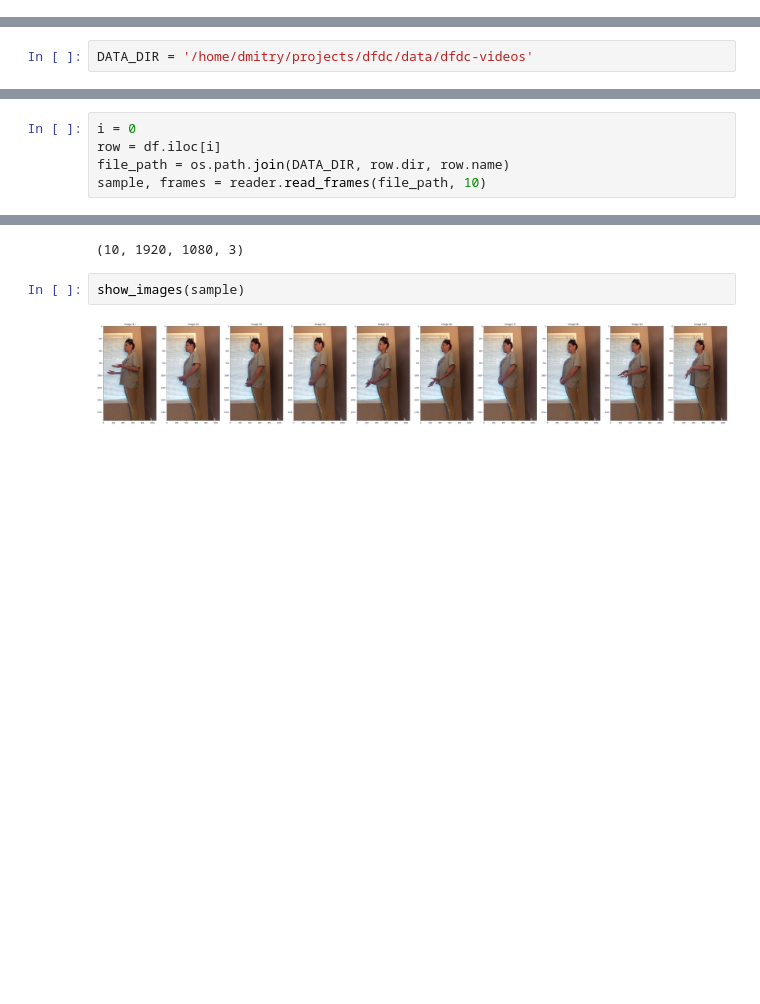
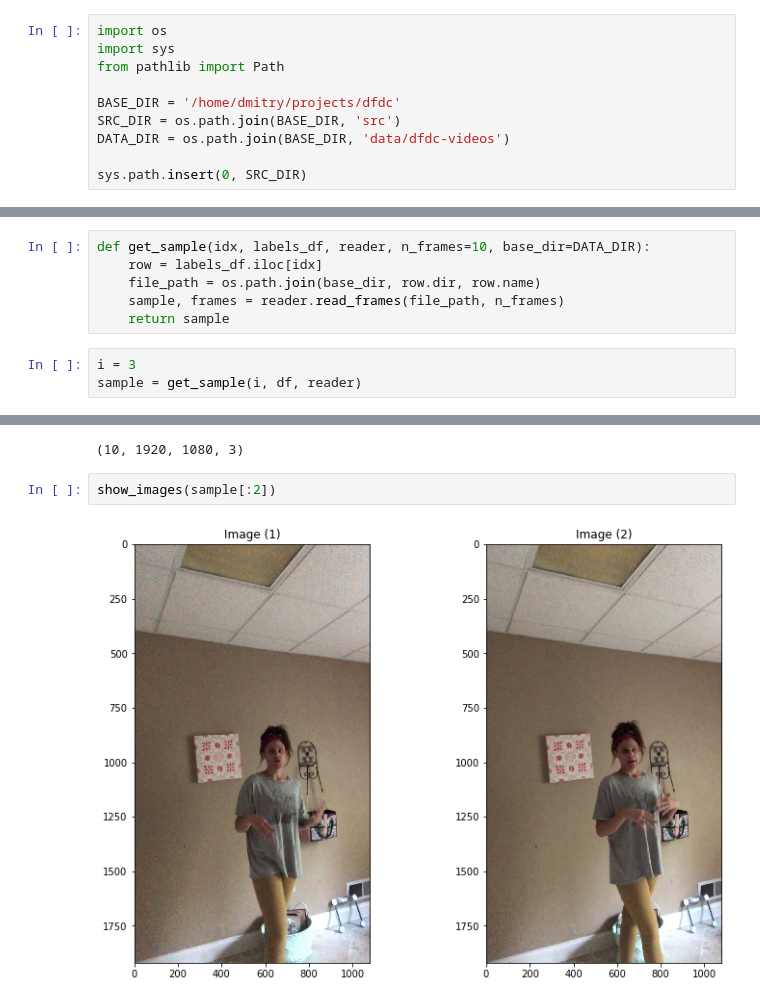
Before and after one commit to dmitry-vorobiev/kaggle-deepfake-detection-challenge, a Jupyter notebook: notebooks/sampe.ipynb, the cells around one changed output, grey strips where cells are left out. Cells and saved outputs as stored; diff of their text form; blank space fills up the shorter version.

```diff
--- a/notebooks/sampe.ipynb
+++ b/notebooks/sampe.ipynb
@@ -1 +1,11 @@
+# %%
+import os
+import sys
+from pathlib import Path
+
+BASE_DIR = '/home/dmitry/projects/dfdc'
+SRC_DIR = os.path.join(BASE_DIR, 'src')
+DATA_DIR = os.path.join(BASE_DIR, 'data/dfdc-videos')
+
+sys.path.insert(0, SRC_DIR)
 # %%
@@ -9,5 +21,3 @@ import cv2
-# %%
-DATA_DIR = '/home/dmitry/projects/dfdc/data/dfdc-videos'
 # %%
 !ls $DATA_DIR
 # %% [output]
@@ -248,15 +76,19 @@ df.head()
 # %%
 reader = VideoReader()
 # %%
-i = 0
-row = df.iloc[i]
-file_path = os.path.join(DATA_DIR, row.dir, row.name)
-sample, frames = reader.read_frames(file_path, 10)
+def get_sample(idx, labels_df, reader, n_frames=10, base_dir=DATA_DIR):
+    row = labels_df.iloc[idx]
+    file_path = os.path.join(base_dir, row.dir, row.name)
+    sample, frames = reader.read_frames(file_path, n_frames)
+    return sample
+# %%
+i = 3
+sample = get_sample(i, df, reader)
 # %%
 sample.shape
 # %% [output]
 (10, 1920, 1080, 3)
 # %%
-show_images(sample)
+show_images(sample[:2])
 # %% [output]
-[figure, old version]
+[figure, new version]
```
Also changed, not shown: parts of 4 cells of this notebook, 2 other files.
